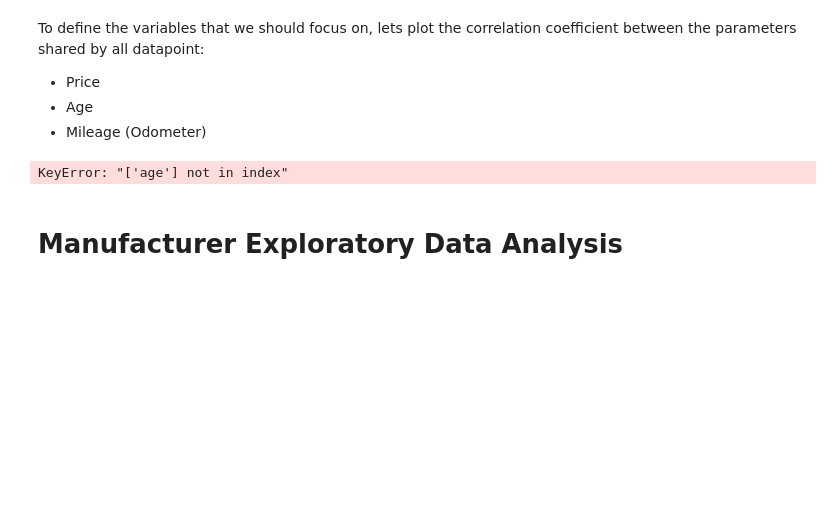
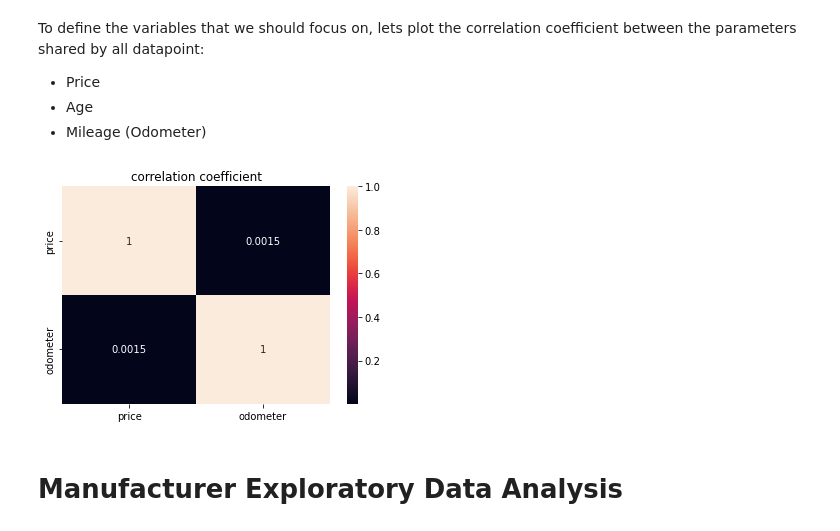
Before and after one commit to carloshgalvan95/Craigslist_Used_Cars_Analysis, a Jupyter notebook: used_cars.ipynb, the cells around one changed output. Saved outputs shown, nothing was run; the diff lists cells and outputs as text; code cells hidden in the pictures; blank space fills up the shorter version.

```diff
--- a/used_cars.ipynb
+++ b/used_cars.ipynb
@@ -167,0 +170,2 @@ Working on column: odometer
+# %%
+used_cars_df_nonull['age'] = 2020 - used_cars_df_nonull['year']
@@ -173,12 +182,12 @@ To define the variables that we should focus on, lets plot the correlation coeff
 - Age
 - Mileage (Odometer)
 # %%
-variables = ["price","age", "odometer"]
+variables = ["price", "odometer"]
 sns.heatmap(used_cars_df_nonull[variables].corr(), annot = True)
 plt.title('correlation coefficient')
 plt.show()
 # %% [output]
-KeyError: "['age'] not in index"
+[figure, added]
 # %% [markdown]
 # Manufacturer Exploratory Data Analysis
 # %% [markdown]
```
Also changed, not shown: parts of 12 cells of this notebook.
